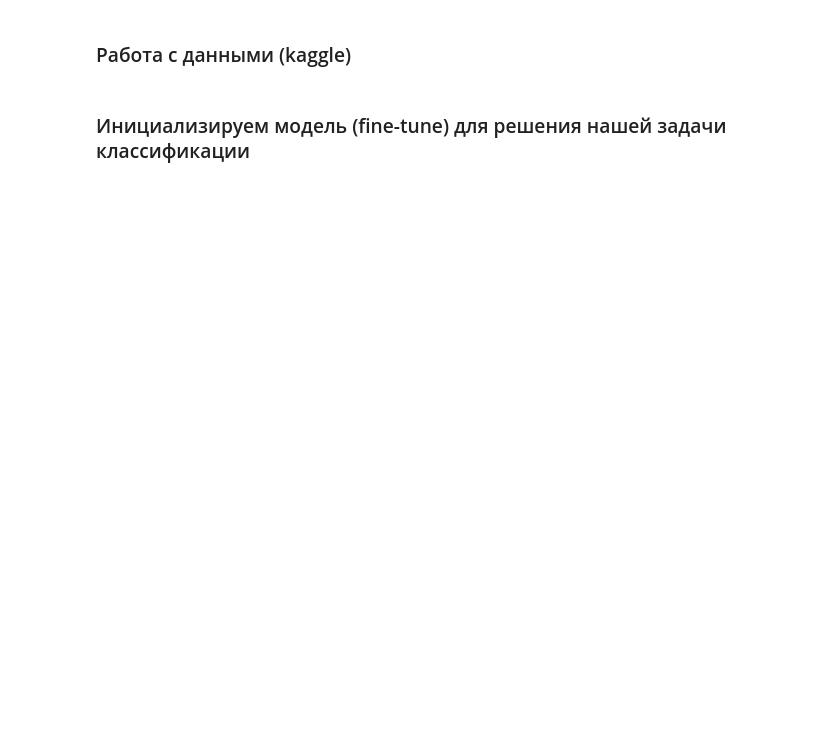
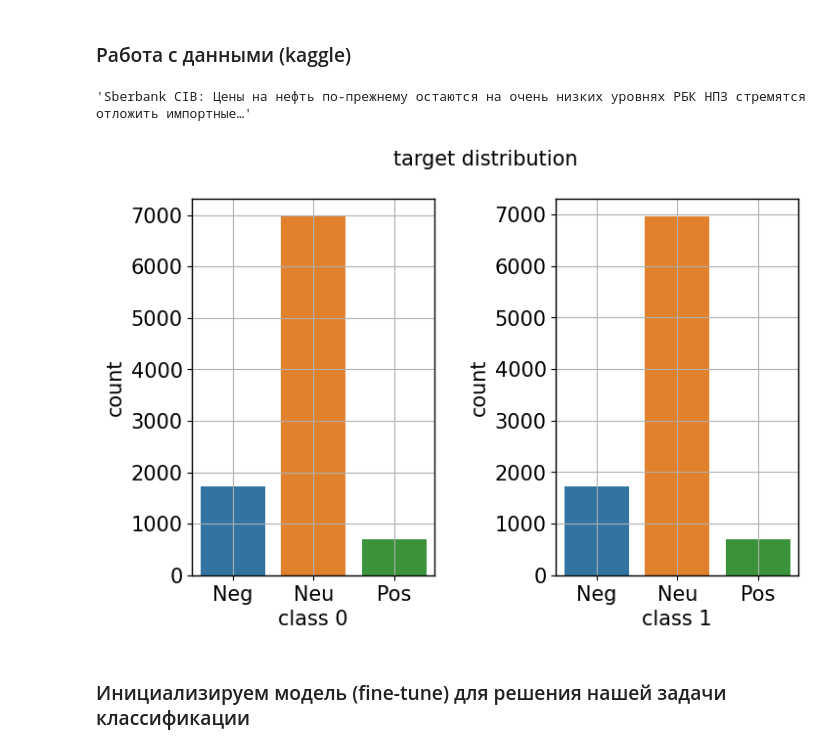
Before and after one commit to Math-AI-explorer/ScientificWork, a Jupyter notebook: SW_Code_CharLevel.ipynb, the cells around one changed output. Drawn from its saved outputs; the diff is of its cells as text; code cells hidden in the pictures; blank space fills up the shorter version.

```diff
--- a/SW_Code_CharLevel.ipynb
+++ b/SW_Code_CharLevel.ipynb
@@ -125,24 +146,35 @@ extracted_test = extract_text_features(data_test)
 extracted_train = extract_text_features(data_train)
 # %%
 # пример твита из датасета
-extracted_test.iloc[3308].text
+extracted_val.iloc[3308].text
+# %% [output]
+'Sberbank CIB: Цены на нефть по-прежнему остаются на очень низких уровнях РБК НПЗ стремятся отложить импортные…'
 # %%
 import seaborn as sns
 import matplotlib.pyplot as plt
 
 # анализ распределения таргетов на твитах
 fig, axes = plt.subplots(1, 2, figsize=(8, 5))
-plt.subplots_adjust(hspace=0.15, wspace=0.3)
+plt.subplots_adjust(hspace=0.3, wspace=0.5)
+fontsize=15
 
-graph1 = sns.countplot(data=extracted_train, x='0class', ax=axes[0])
-graph1.set(xlabel='class_num', ylabel='amount of class', title='Amount of classes according 1 label')
-graph1.grid(True)
+sns.countplot(data=extracted_train, x='0class', ax=axes[0])
+axes[0].set_xlabel('class 0', fontsize=fontsize)
+axes[0].set_ylabel('count', fontsize=fontsize)
+axes[0].set_xticks([0, 1, 2], ['Neg', 'Neu', 'Pos'], fontsize=fontsize)
+axes[0].grid(True)
 
-graph2 = sns.countplot(data=extracted_train, x='1class', ax=axes[1])
-graph2.set(xlabel='class_num', ylabel='amount of class', title='Amount of classes according 2 label')
-graph2.grid(True)
+sns.countplot(data=extracted_train, x='1class', ax=axes[1])
+axes[1].set_xlabel('class 1', fontsize=fontsize)
+axes[1].set_ylabel('count', fontsize=fontsize)
+axes[1].set_xticks([0, 1, 2], ['Neg', 'Neu', 'Pos'], fontsize=fontsize)
+axes[1].grid(True)
+
+fig.suptitle('target distribution', fontsize=fontsize)
 
 None
+# %% [output]
+[figure, added]
 # %% [markdown]
 ### Инициализируем модель (fine-tune) для решения нашей задачи классификации
 # %%
```
Also changed, not shown: parts of 30 cells of this notebook.
